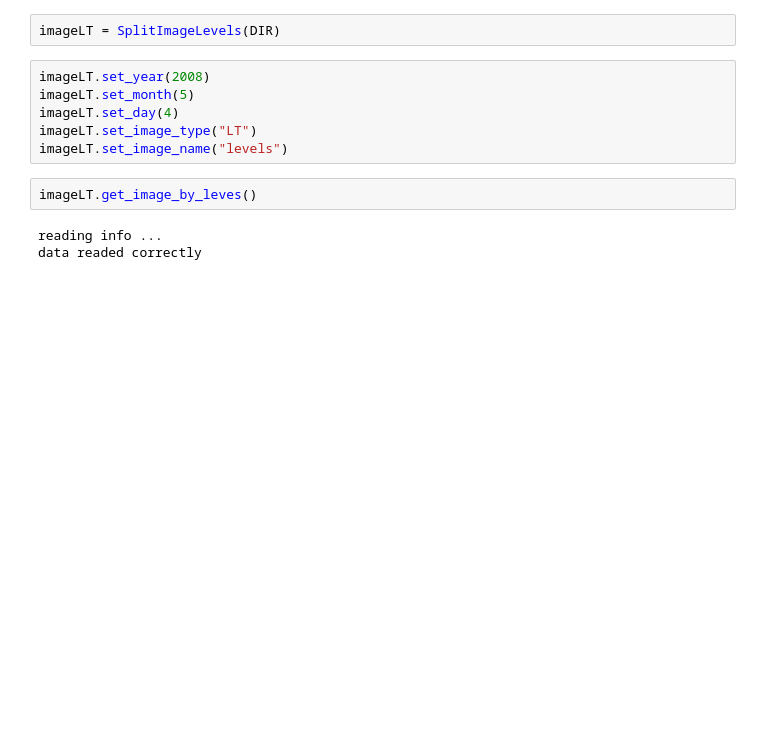
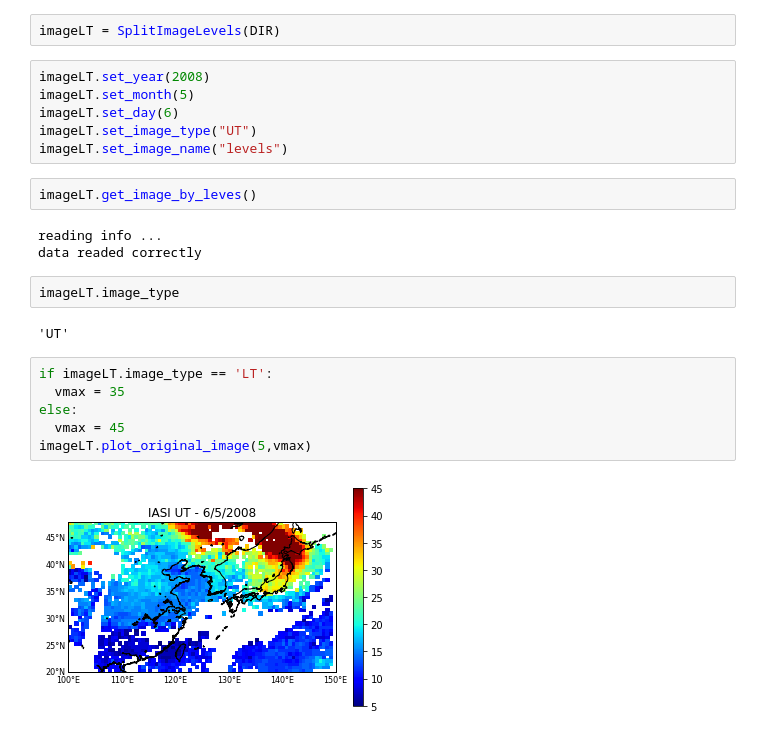
Before and after one commit to kmiloarguello/ozone-pollution, a Jupyter notebook: main.ipynb, the cells around one changed output. Saved outputs shown, nothing was run; the diff lists cells and outputs as text; blank space fills up the shorter version.

```diff
--- a/main.ipynb
+++ b/main.ipynb
@@ -1135,14 +1114,26 @@ imageLT = SplitImageLevels(DIR)
 # %%
 imageLT.set_year(2008)
 imageLT.set_month(5)
-imageLT.set_day(4)
-imageLT.set_image_type("LT")
+imageLT.set_day(6)
+imageLT.set_image_type("UT")
 imageLT.set_image_name("levels")
 # %%
 imageLT.get_image_by_leves()
 # %% [output]
 reading info ...
 data readed correctly
+# %%
+imageLT.image_type
+# %% [output]
+'UT'
+# %%
+if imageLT.image_type == 'LT':
+  vmax = 35
+else:
+  vmax = 45
+imageLT.plot_original_image(5,vmax)
+# %% [output]
+[figure, added]
 # %%
 _, gray = imageLT.load_image_from_files()
 imageLT.process_set_images(gray)
```
Also changed, not shown: parts of 37 cells of this notebook.
